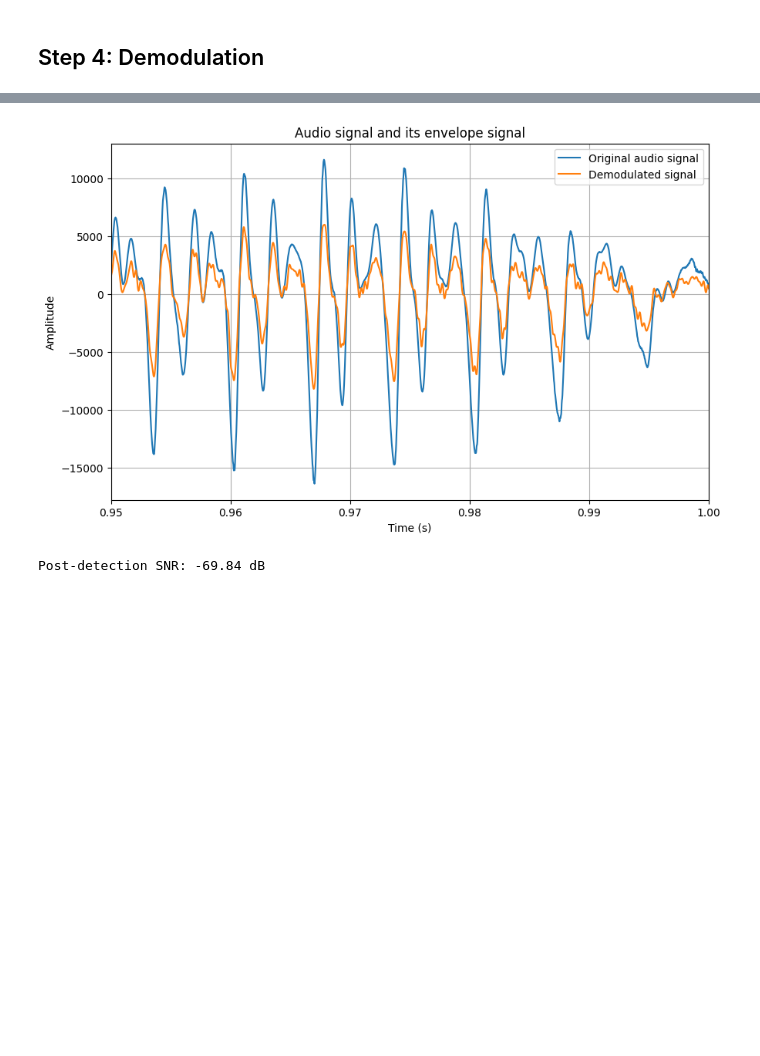
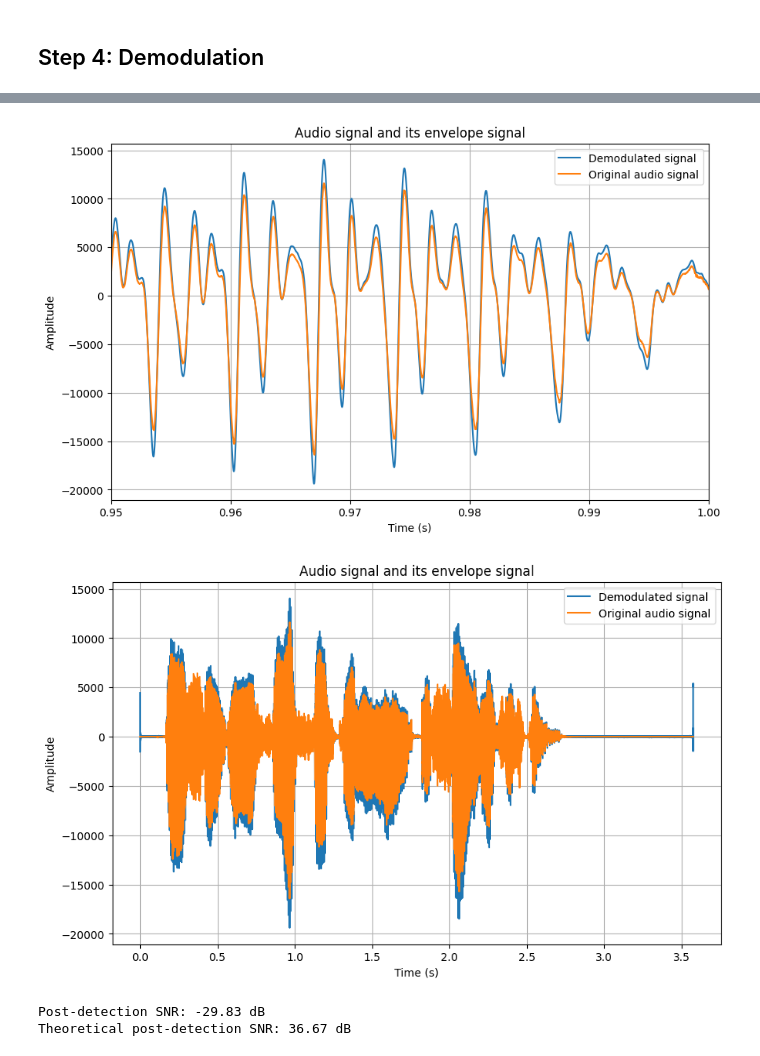
Before and after one commit to martinz2002/ece459-project-fa23-zjui, a Jupyter notebook: project_main/audio_processing.ipynb, the cells around one changed output, grey strips where cells are left out. Saved outputs shown, nothing was run; the diff lists cells and outputs as text; code cells hidden in the pictures; blank space fills up the shorter version.

```diff
--- a/project_main/audio_processing.ipynb
+++ b/project_main/audio_processing.ipynb
@@ -152,19 +152,29 @@ Next, we are going to implement the receiver.
 # %% [markdown]
 ### Step 3: Add some noise
 # %%
+# produce AWGN noise
+def awgn(x, snr): # SNR in dB
+    snr = 10**(snr/10.0)
+    xpower = np.sum(x**2)/len(x)    # power of input signal
+    npower = xpower / snr        # power of noise calculated by SNR
+    # gaussian noise
+    noise = np.random.randn(len(x)) * np.sqrt(npower)
+    return noise
+
+# generate AWGN noise
+noise_power = 0.001
+noise = awgn(am_signal, 60)
+
 # add noise to the AM signal
-noise_power = 0.01
-noise = np.random.normal(0, np.sqrt(noise_power), len(am_signal))
 noisy_am_signal = am_signal + noise
 
 # calculate the pre-detection SNR
-pre_snr = 20 * np.log10(np.sum(am_signal**2) / np.sum(noise**2))
+pre_snr = 10 * np.log10(np.sum(am_signal**2) / np.sum(noise**2))
 print('Pre-detection SNR: {:.2f} dB'.format(pre_snr))
 
 # calculate the theoretical pre-detection SNR
 power_orig_data = np.sum(orig_data**2) / len(orig_data)
-power_noise = noise_power
-pre_snr_theo = 20 * np.log10(Ac**2 * (1 + ka * power_orig_data) / power_noise) # see textbook eq. 9.26
+pre_snr_theo = 10 * np.log10(Ac**2 * (1 + ka * power_orig_data) / (noise_power/fc*bw)) # see textbook eq. 9.26
 print('Theoretical pre-detection SNR: {:.2f} dB'.format(pre_snr_theo))
 
 # print the noisy AM signal
@@ -208,7 +218,8 @@ am_spectrum[int(bw/2):] = 0
 
 # calculate the real time-domain signal using ifft
 demodulated_signal = np.fft.ifft(am_spectrum)
-demodulated_signal = np.real(demodulated_signal)
+# take the magnitude
+demodulated_signal = np.abs(demodulated_signal)
 
 # plot the demodulated signal
 plt.figure()
@@ -267,25 +277,43 @@ Post-detection SNR: -3.52 dB
 # %%
 # cancel the dc offset
-final_demodulated_envelope = (demodulated_envelope - 0.5*Ac) * 2*nf
+final_demodulated_envelope = (demodulated_envelope - 0.5*Ac) * 2 * nf * 4 * 2
 
 # plot the original audio signal and the envelope signal
 plt.figure()
+plt.plot(t, final_demodulated_envelope, label='Demodulated signal')
 plt.plot(t, orig_data, label='Original audio signal')
-plt.plot(t, final_demodulated_envelope, label='Demodulated signal')
 plt.xlabel('Time (s)')
 plt.ylabel('Amplitude')
 plt.xlim(0.95,1)
 plt.title('Audio signal and its envelope signal')
 plt.grid(True)
 plt.legend()
 plt.show()
 
+# plot the original audio signal and the envelope signal
+plt.figure()
+plt.plot(t, final_demodulated_envelope, label='Demodulated signal')
+plt.plot(t, orig_data, label='Original audio signal')
+plt.xlabel('Time (s)')
+plt.ylabel('Amplitude')
+plt.title('Audio signal and its envelope signal')
+plt.grid(True)
+plt.legend()
+plt.show()
+
 # calculate the post-detection SNR
-post_snr = 20 * np.log10(np.sum(orig_data**2) / np.sum((final_demodulated_envelope - orig_data)**2))
+post_snr = 10 * np.log10(np.sum(orig_data**2) / np.sum((final_demodulated_envelope - orig_data)**2))
+
+# calculate the theoretical post-detection SNR
+post_snr_theo = 10 * np.log10(Ac**2 * ka**2 * power_orig_data / (2*noise_power/fc*bw)) # see textbook eq. 9.26
+
 print('Post-detection SNR: {:.2f} dB'.format(post_snr))
+print('Theoretical post-detection SNR: {:.2f} dB'.format(post_snr_theo))
 
 # write the demodulated signal to a wav file, do not use float
 wavfile.write('audio_demodulated_final.wav', fs, final_demodulated_envelope.astype('int16'))
 # %% [output]
-[figure, old version]
+[figure, new version]
+[figure, added]
-Post-detection SNR: -69.84 dB
+Post-detection SNR: -29.83 dB
+Theoretical post-detection SNR: 36.67 dB
```
Also changed, not shown: parts of 2 cells of this notebook, 4 other files.
